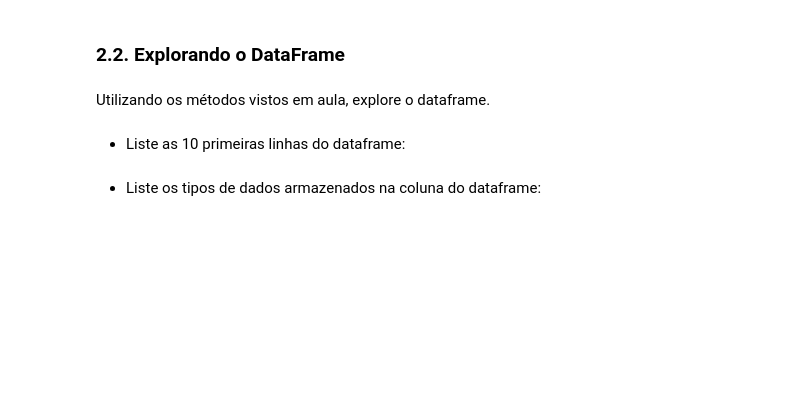
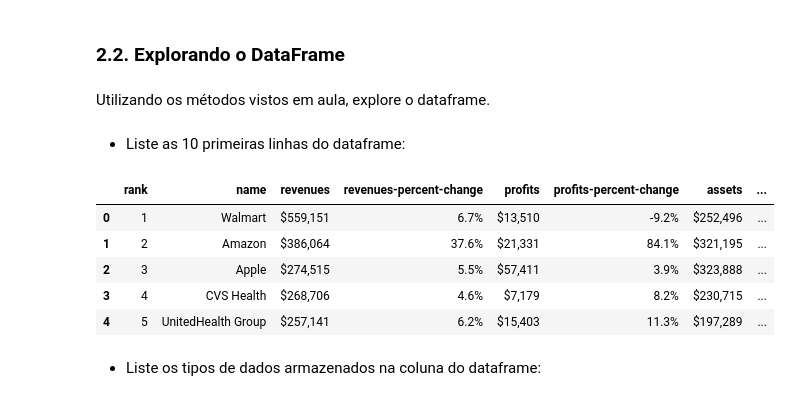
Before and after one commit to armando-nahmias/EBAC, a Jupyter notebook: AD/PAD_M12_Resposta.ipynb, the cells around one changed output. Drawn from its saved outputs; the diff is of its cells as text; code cells hidden in the pictures; blank space fills up the shorter version.

```diff
--- a/AD/PAD_M12_Resposta.ipynb
+++ b/AD/PAD_M12_Resposta.ipynb
@@ -137,7 +149,14 @@ Utilizando os métodos vistos em aula, explore o dataframe.
 # %% [markdown]
  - Liste as 10 primeiras linhas do dataframe:
 # %%
-... # continue o codigo aqui
+fortune_df.head() # continue o codigo aqui
+# %% [output]
+|  | rank | name | revenues | revenues-percent-change | profits | profits-percent-change | assets | ... |
+| 0 | 1 | Walmart | $559,151 | 6.7% | $13,510 | -9.2% | $252,496 | ... |
+| 1 | 2 | Amazon | $386,064 | 37.6% | $21,331 | 84.1% | $321,195 | ... |
+| 2 | 3 | Apple | $274,515 | 5.5% | $57,411 | 3.9% | $323,888 | ... |
+| 3 | 4 | CVS Health | $268,706 | 4.6% | $7,179 | 8.2% | $230,715 | ... |
+| 4 | 5 | UnitedHealth Group | $257,141 | 6.2% | $15,403 | 11.3% | $197,289 | ... |
 # %% [markdown]
  - Liste os tipos de dados armazenados na coluna do dataframe:
 # %%
```
Also changed, not shown: parts of 7 cells of this notebook, 2 other files.
